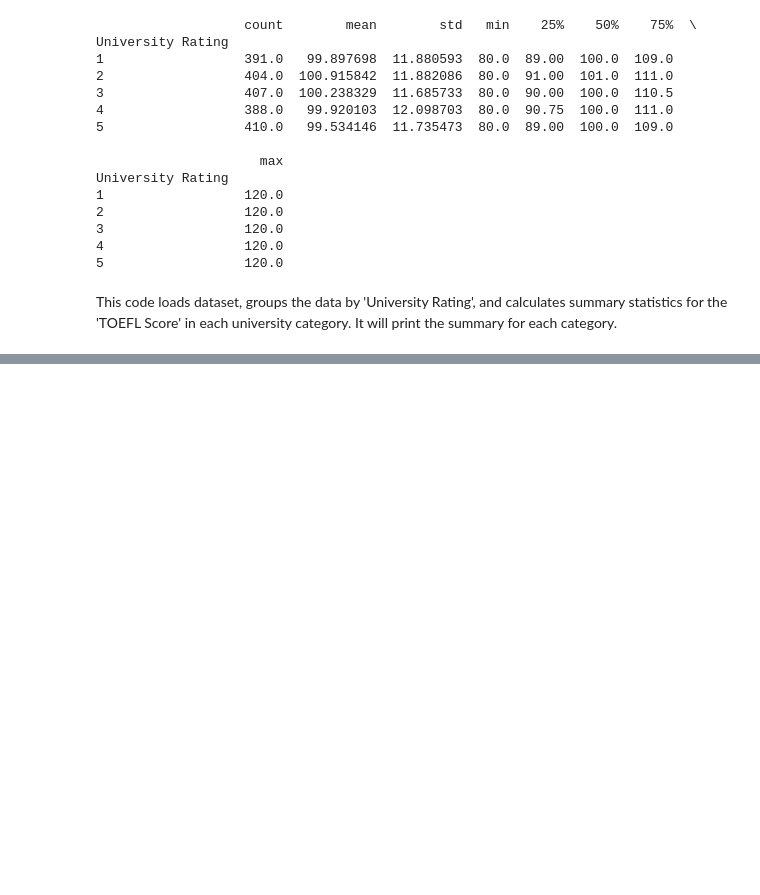
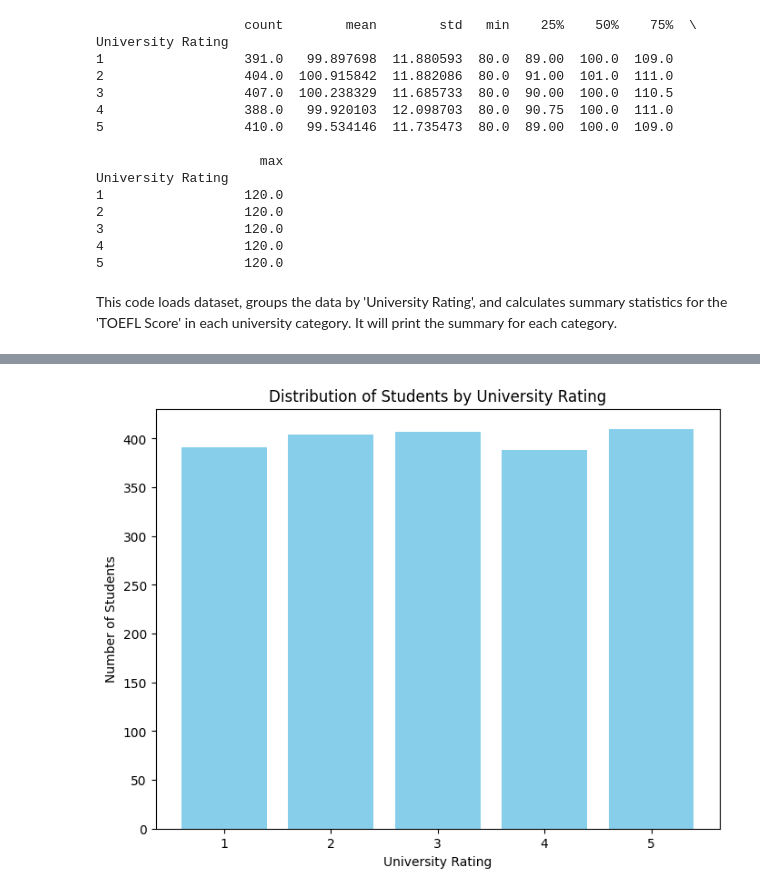
Before and after one commit to aritradey-CS/Admission-Prediction, a Jupyter notebook: _Test_Module_Oct23.ipynb, the cells around one changed output, grey strips where cells are left out. Cells and saved outputs as stored; diff of their text form; code cells hidden in the pictures; blank space fills up the shorter version.

```diff
--- a/_Test_Module_Oct23.ipynb
+++ b/_Test_Module_Oct23.ipynb
@@ -2306,0 +2397,20 @@ This code loads dataset, groups the data by 'University Rating', and calculates
+# %%
+import pandas as pd
+import matplotlib.pyplot as plt
+
+# Load your dataset (replace with your dataset path)
+df = pd.read_csv('custom_data.csv')
+
+# Group the DataFrame by 'University Rating' and count the number of students in each group
+grouped = df['University Rating'].value_counts().sort_index()
+
+# Create a bar chart to visualize the distribution of students
+plt.figure(figsize=(8, 6))
+plt.bar(grouped.index, grouped.values, color='skyblue')
+plt.title('Distribution of Students by University Rating')
+plt.xlabel('University Rating')
+plt.ylabel('Number of Students')
+plt.xticks(grouped.index)
+plt.show()
+# %% [output]
+[figure, added]
```
Also changed, not shown: parts of 6 cells of this notebook.
